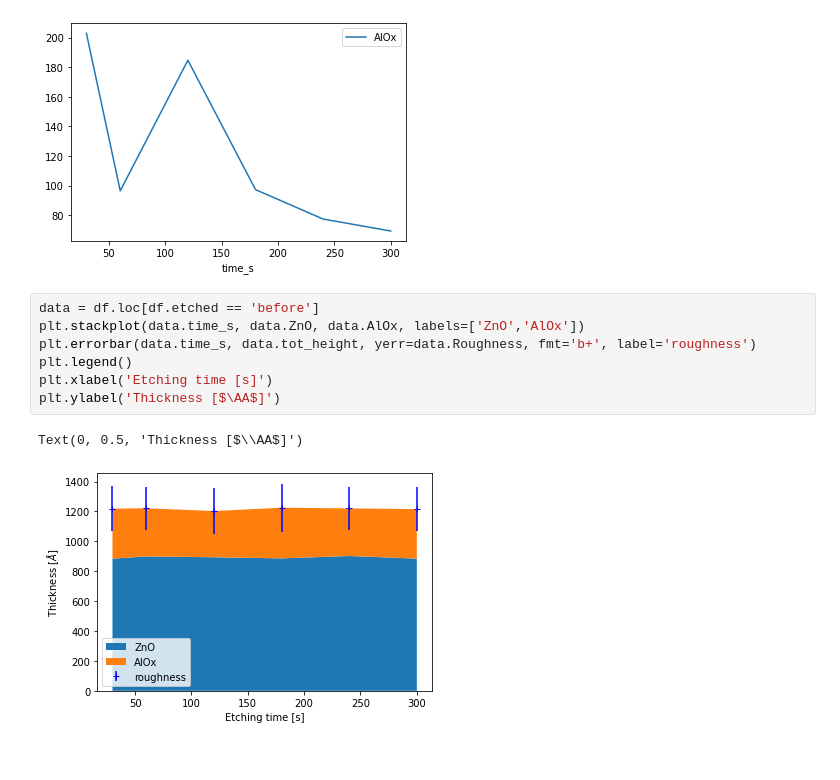
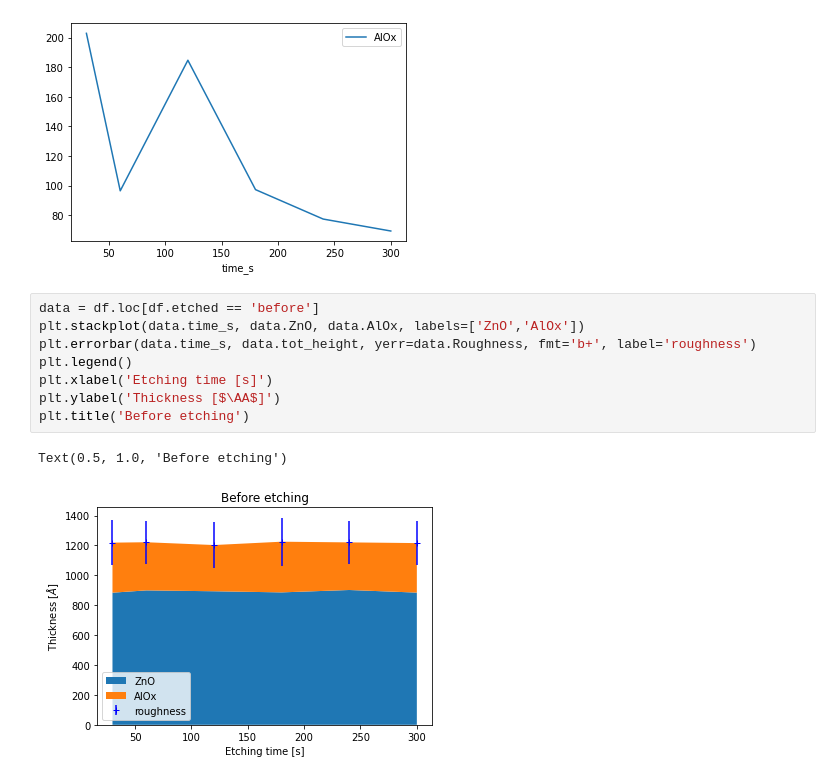
Before and after one commit to peltBartvan/msc-thesis, a Jupyter notebook: data/SE_etch/analyse.ipynb, the cells around one changed output. Drawn from its saved outputs; the diff is of its cells as text.

```diff
--- a/data/SE_etch/analyse.ipynb
+++ b/data/SE_etch/analyse.ipynb
@@ -82,13 +82,14 @@ df.loc[df.etched == 'after'].plot(x='time_s',y='AlOx')
 # %%
 data = df.loc[df.etched == 'before']
 plt.stackplot(data.time_s, data.ZnO, data.AlOx, labels=['ZnO','AlOx'])
 plt.errorbar(data.time_s, data.tot_height, yerr=data.Roughness, fmt='b+', label='roughness')
 plt.legend()
 plt.xlabel('Etching time [s]')
 plt.ylabel('Thickness [$\AA$]')
+plt.title('Before etching')
 # %% [output]
-Text(0, 0.5, 'Thickness [$\\AA$]')
+Text(0.5, 1.0, 'Before etching')
-[figure, old version]
+[figure, new version]
 # %%
 data = df.loc[df.etched == 'after']
 plt.stackplot(data.time_s, data.ZnO, data.AlOx, labels=['ZnO','AlOx'])
```
Also changed, not shown: parts of 3 cells of this notebook, 2 other files.
